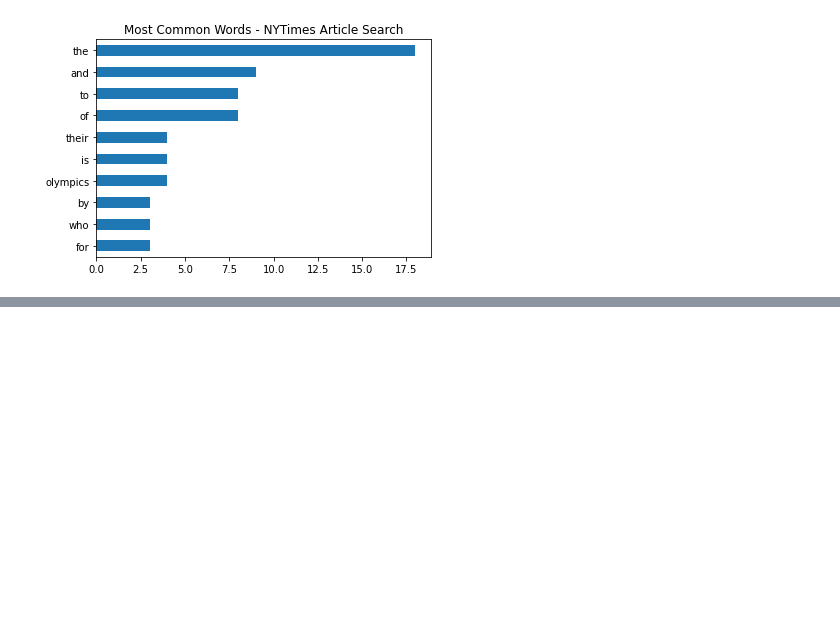
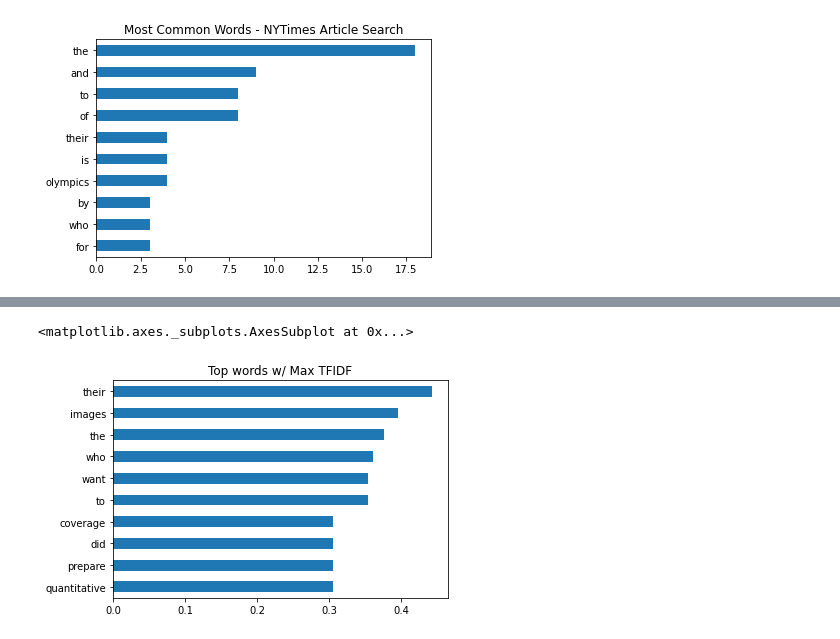
Before and after one commit to luisegarduno/MachineLearning_SummerPlan, a Jupyter notebook: DocumentAnalysis.ipynb, the cells around one changed output, grey strips where cells are left out. Saved outputs shown, nothing was run; the diff lists cells and outputs as text; code cells hidden in the pictures; blank space fills up the shorter version.

Commit message:
- Created larger word bag with several classes to help better represent how TFIDF works

```diff
--- a/DocumentAnalysis.ipynb
+++ b/DocumentAnalysis.ipynb
@@ -148,0 +160,9 @@ df.sum().sort_values()[-10:].plot(kind='barh', title = "Most Common Words - NYTi
+# %%
+from sklearn.feature_extraction.text import TfidfVectorizer
+tfidf_vect = TfidfVectorizer()
+
+tfidf_mat = tfidf_vect.fit_transform(summary_text)
+
+# convert to pandas to get a better view/understanding
+df = pd.DataFrame(data=tfidf_mat.toarray(),columns=tfidf_vect.get_feature_names())
+df
@@ -148,0 +181,6 @@ df.sum().sort_values()[-10:].plot(kind='barh', title = "Most Common Words - NYTi
+# %%
+# print out 10 words with max tfidf, normalized by document occurrence
+df.max().sort_values()[-10:].plot(kind='barh', title='Top words w/ Max TFIDF')
+# %% [output]
+<matplotlib.axes._subplots.AxesSubplot at 0x...>
+[figure, added]
```
Also changed, not shown: parts of 13 cells of this notebook, 1 other file.
